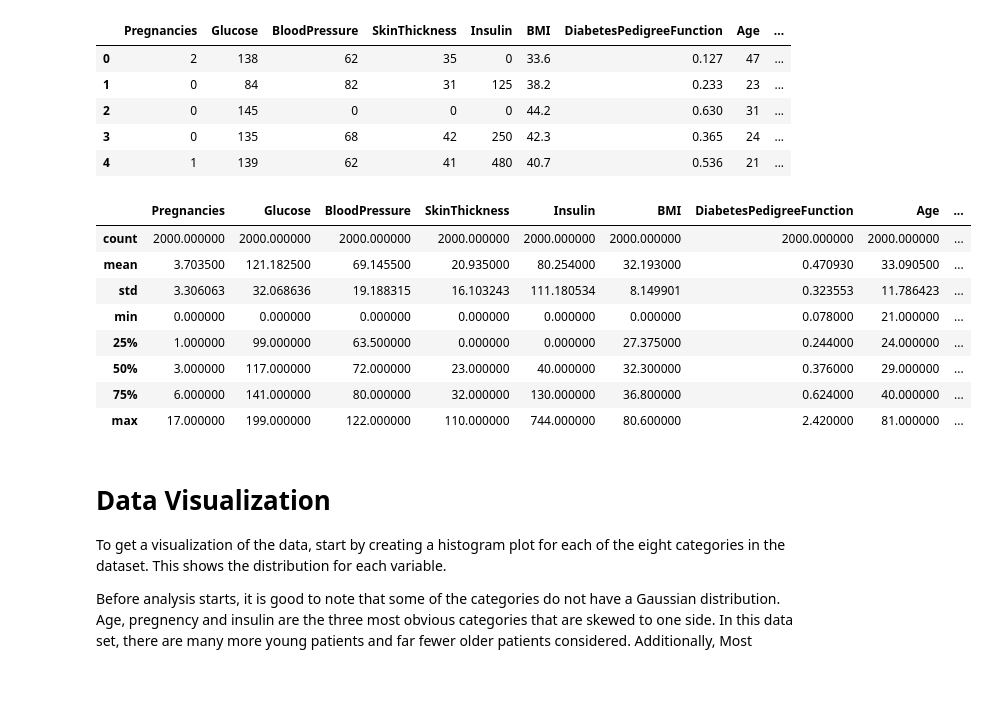
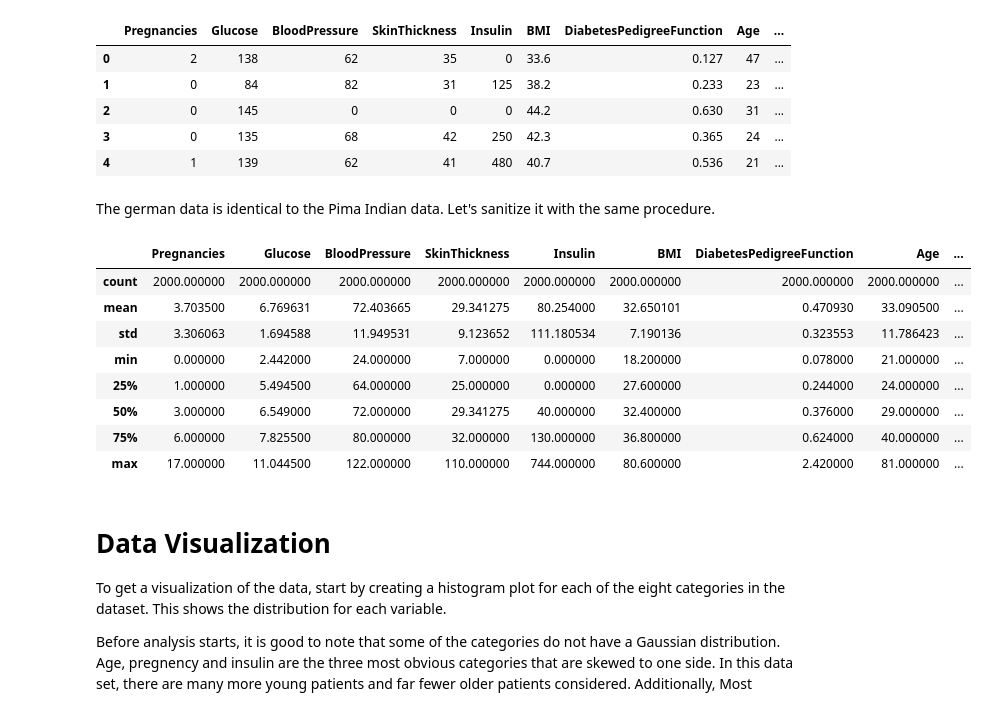
Before and after one commit to EelisK/malis-project, a Jupyter notebook: project.ipynb, the cells around one changed output. Drawn from its saved outputs; the diff is of its cells as text; code cells hidden in the pictures; blank space fills up the shorter version.

```diff
--- a/project.ipynb
+++ b/project.ipynb
@@ -79,18 +79,21 @@ german_df.head()
 | 2 | 0 | 145 | 0 | 0 | 0 | 44.2 | 0.630 | 31 | ... |
 | 3 | 0 | 135 | 68 | 42 | 250 | 42.3 | 0.365 | 24 | ... |
 | 4 | 1 | 139 | 62 | 41 | 480 | 40.7 | 0.536 | 21 | ... |
+# %% [markdown]
+The german data is identical to the Pima Indian data. Let's sanitize it with the same procedure.
 # %%
+german_df = sanitize_data(german_df)
 german_df.describe()
 # %% [output]
 |  | Pregnancies | Glucose | BloodPressure | SkinThickness | Insulin | BMI | DiabetesPedigreeFunction | Age | ... |
 | count | 2000.000000 | 2000.000000 | 2000.000000 | 2000.000000 | 2000.000000 | 2000.000000 | 2000.000000 | 2000.000000 | ... |
-| mean | 3.703500 | 121.182500 | 69.145500 | 20.935000 | 80.254000 | 32.193000 | 0.470930 | 33.090500 | ... |
-| std | 3.306063 | 32.068636 | 19.188315 | 16.103243 | 111.180534 | 8.149901 | 0.323553 | 11.786423 | ... |
-| min | 0.000000 | 0.000000 | 0.000000 | 0.000000 | 0.000000 | 0.000000 | 0.078000 | 21.000000 | ... |
-| 25% | 1.000000 | 99.000000 | 63.500000 | 0.000000 | 0.000000 | 27.375000 | 0.244000 | 24.000000 | ... |
-| 50% | 3.000000 | 117.000000 | 72.000000 | 23.000000 | 40.000000 | 32.300000 | 0.376000 | 29.000000 | ... |
-| 75% | 6.000000 | 141.000000 | 80.000000 | 32.000000 | 130.000000 | 36.800000 | 0.624000 | 40.000000 | ... |
-| max | 17.000000 | 199.000000 | 122.000000 | 110.000000 | 744.000000 | 80.600000 | 2.420000 | 81.000000 | ... |
+| mean | 3.703500 | 6.769631 | 72.403665 | 29.341275 | 80.254000 | 32.650101 | 0.470930 | 33.090500 | ... |
+| std | 3.306063 | 1.694588 | 11.949531 | 9.123652 | 111.180534 | 7.190136 | 0.323553 | 11.786423 | ... |
+| min | 0.000000 | 2.442000 | 24.000000 | 7.000000 | 0.000000 | 18.200000 | 0.078000 | 21.000000 | ... |
+| 25% | 1.000000 | 5.494500 | 64.000000 | 25.000000 | 0.000000 | 27.600000 | 0.244000 | 24.000000 | ... |
+| 50% | 3.000000 | 6.549000 | 72.000000 | 29.341275 | 40.000000 | 32.400000 | 0.376000 | 29.000000 | ... |
+| 75% | 6.000000 | 7.825500 | 80.000000 | 32.000000 | 130.000000 | 36.800000 | 0.624000 | 40.000000 | ... |
+| max | 17.000000 | 11.044500 | 122.000000 | 110.000000 | 744.000000 | 80.600000 | 2.420000 | 81.000000 | ... |
 # %% [markdown]
 # Data Visualization
 To get a visualization of the data, start by creating a histogram plot for each of the eight categories in the dataset. This shows the distribution for each variable.
```
Also changed, not shown: parts of 10 cells of this notebook.
